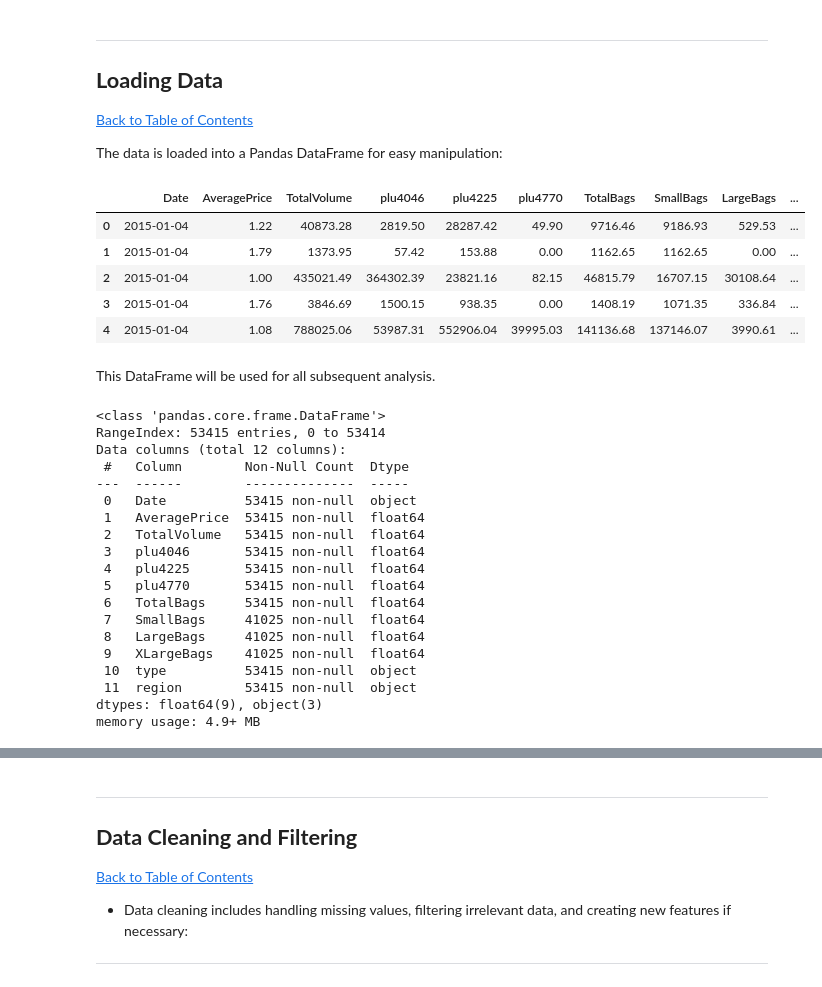
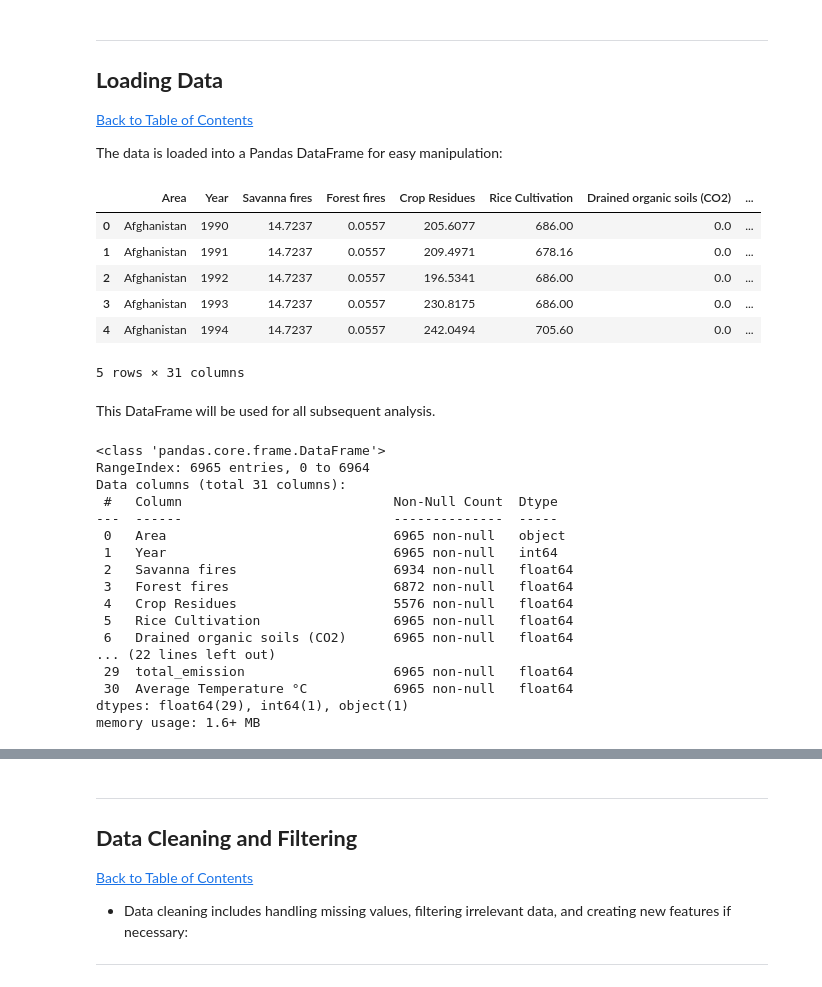
Before and after one commit to RPEJuries/2401PTDS_Regression_Project, a Jupyter notebook: Notebook_template.ipynb, the cells around one changed output, grey strips where cells are left out. Drawn from its saved outputs; the diff is of its cells as text; code cells hidden in the pictures.

```diff
--- a/Notebook_template.ipynb
+++ b/Notebook_template.ipynb
@@ -97,39 +84,38 @@ These packages are essential for data manipulation, visualization, and statistic
 
 The data is loaded into a Pandas DataFrame for easy manipulation:
 # %%
-df = pd.read_csv("Avocado_data.csv")
+df = pd.read_csv("co2_emissions_from_agri.csv")
 df.head()
 # %% [output]
-|  | Date | AveragePrice | TotalVolume | plu4046 | plu4225 | plu4770 | TotalBags | SmallBags | LargeBags | ... |
-| 0 | 2015-01-04 | 1.22 | 40873.28 | 2819.50 | 28287.42 | 49.90 | 9716.46 | 9186.93 | 529.53 | ... |
-| 1 | 2015-01-04 | 1.79 | 1373.95 | 57.42 | 153.88 | 0.00 | 1162.65 | 1162.65 | 0.00 | ... |
-| 2 | 2015-01-04 | 1.00 | 435021.49 | 364302.39 | 23821.16 | 82.15 | 46815.79 | 16707.15 | 30108.64 | ... |
-| 3 | 2015-01-04 | 1.76 | 3846.69 | 1500.15 | 938.35 | 0.00 | 1408.19 | 1071.35 | 336.84 | ... |
-| 4 | 2015-01-04 | 1.08 | 788025.06 | 53987.31 | 552906.04 | 39995.03 | 141136.68 | 137146.07 | 3990.61 | ... |
+|  | Area | Year | Savanna fires | Forest fires | Crop Residues | Rice Cultivation | Drained organic soils (CO2) | ... |
+| 0 | Afghanistan | 1990 | 14.7237 | 0.0557 | 205.6077 | 686.00 | 0.0 | ... |
+| 1 | Afghanistan | 1991 | 14.7237 | 0.0557 | 209.4971 | 678.16 | 0.0 | ... |
+| 2 | Afghanistan | 1992 | 14.7237 | 0.0557 | 196.5341 | 686.00 | 0.0 | ... |
+| 3 | Afghanistan | 1993 | 14.7237 | 0.0557 | 230.8175 | 686.00 | 0.0 | ... |
+| 4 | Afghanistan | 1994 | 14.7237 | 0.0557 | 242.0494 | 705.60 | 0.0 | ... |
+5 rows × 31 columns
 # %% [markdown]
 This DataFrame will be used for all subsequent analysis.
 # %%
 df.info() # Using this function to provide a concise summary of our data and to check for null entries.
 # %% [output]
 <class 'pandas.core.frame.DataFrame'>
-RangeIndex: 53415 entries, 0 to 53414
-Data columns (total 12 columns):
- #   Column        Non-Null Count  Dtype
----  ------        --------------  -----
- 0   Date          53415 non-null  object
- 1   AveragePrice  53415 non-null  float64
- 2   TotalVolume   53415 non-null  float64
- 3   plu4046       53415 non-null  float64
- 4   plu4225       53415 non-null  float64
- 5   plu4770       53415 non-null  float64
- 6   TotalBags     53415 non-null  float64
- 7   SmallBags     41025 non-null  float64
- 8   LargeBags     41025 non-null  float64
- 9   XLargeBags    41025 non-null  float64
- 10  type          53415 non-null  object
- 11  region        53415 non-null  object
-dtypes: float64(9), object(3)
-memory usage: 4.9+ MB
+RangeIndex: 6965 entries, 0 to 6964
+Data columns (total 31 columns):
+ #   Column                           Non-Null Count  Dtype
+---  ------                           --------------  -----
+ 0   Area                             6965 non-null   object
+ 1   Year                             6965 non-null   int64
+ 2   Savanna fires                    6934 non-null   float64
+ 3   Forest fires                     6872 non-null   float64
+ 4   Crop Residues                    5576 non-null   float64
+ 5   Rice Cultivation                 6965 non-null   float64
+ 6   Drained organic soils (CO2)      6965 non-null   float64
+... (22 lines left out)
+ 29  total_emission                   6965 non-null   float64
+ 30  Average Temperature °C           6965 non-null   float64
+dtypes: float64(29), int64(1), object(1)
+memory usage: 1.6+ MB
 # %%
 df.describe() # Using the describe function to view summary statistics on our data in order to have an overview.
 # %% [output]
```
Also changed, not shown: parts of 2 cells of this notebook.
